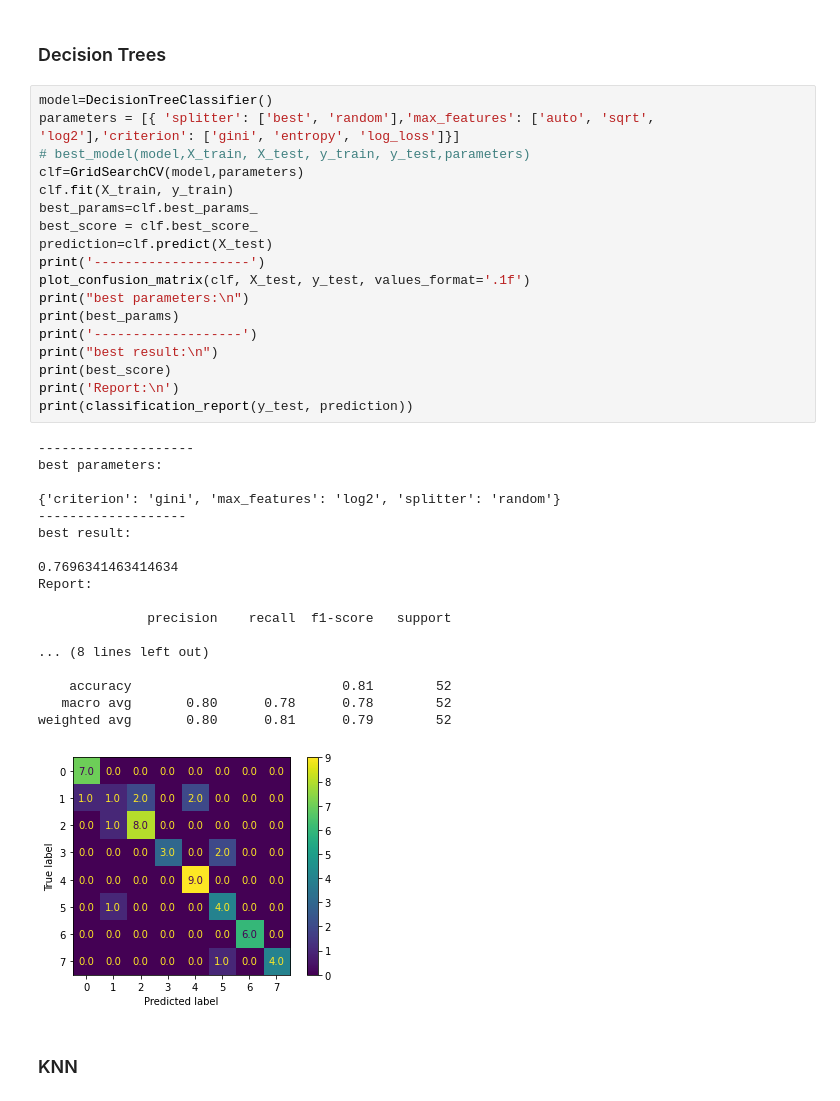
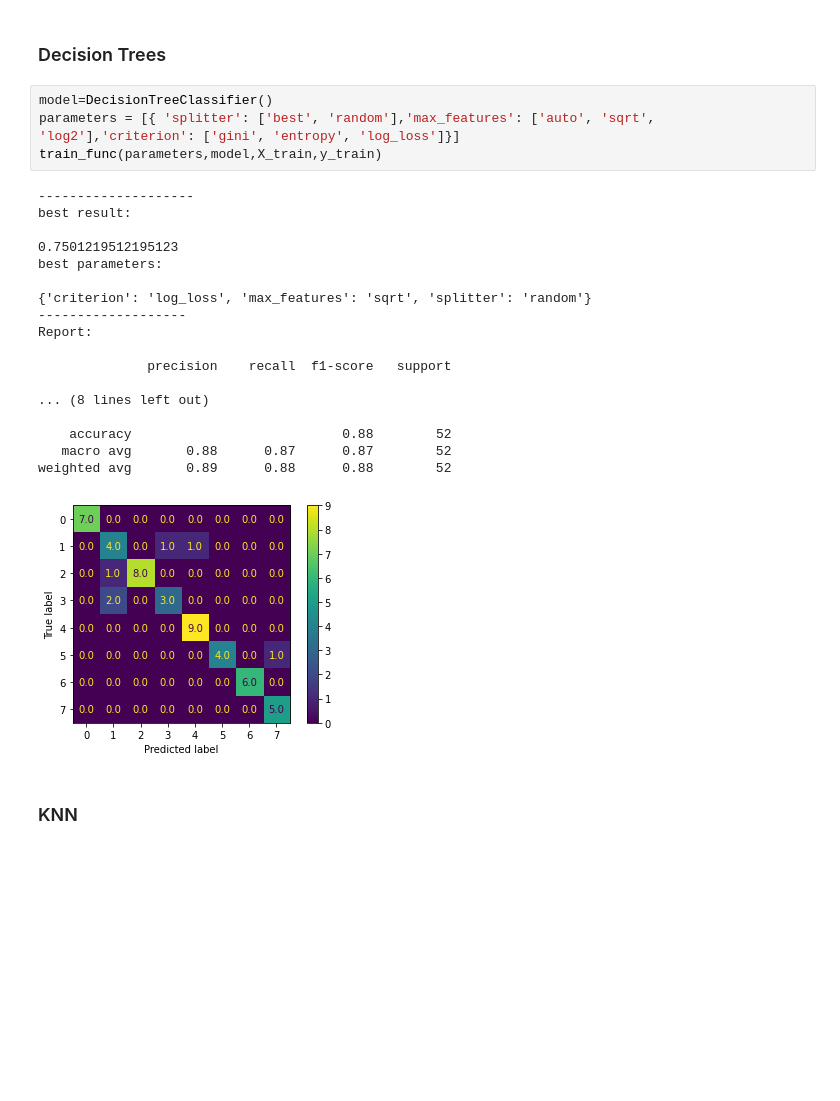
Before and after one commit to DrDoof14/Math4Ml, a Jupyter notebook: thesina.ipynb, the cells around one changed output. Cells and saved outputs as stored; diff of their text form; blank space fills up the shorter version.

```diff
--- a/thesina.ipynb
+++ b/thesina.ipynb
@@ -424,42 +413,28 @@ weighted avg       0.87      0.87      0.87        52
 # %% [markdown]
 <h3>Decision Trees</h3>
-# %%
-model=DecisionTreeClassifier()
-parameters = [{ 'splitter': ['best', 'random'],'max_features': ['auto', 'sqrt', 'log2'],'criterion': ['gini', 'entropy', 'log_loss']}]
-# best_model(model,X_train, X_test, y_train, y_test,parameters)
-clf=GridSearchCV(model,parameters)
-clf.fit(X_train, y_train)
-best_params=clf.best_params_
-best_score = clf.best_score_
-prediction=clf.predict(X_test)
-print('--------------------')
-plot_confusion_matrix(clf, X_test, y_test, values_format='.1f')
-print("best parameters:\n")
-print(best_params)
-print('-------------------')
-print("best result:\n")
-print(best_score)
-print('Report:\n')
-print(classification_report(y_test, prediction))
-# %% [output]
---------------------
-best parameters:
-
-{'criterion': 'gini', 'max_features': 'log2', 'splitter': 'random'}
--------------------
-best result:
-
-0.7696341463414634
-Report:
-
-              precision    recall  f1-score   support
-
-... (8 lines left out)
-
-    accuracy                           0.81        52
-   macro avg       0.80      0.78      0.78        52
-weighted avg       0.80      0.81      0.79        52
-[figure, removed]
+# %%
+model=DecisionTreeClassifier()
+parameters = [{ 'splitter': ['best', 'random'],'max_features': ['auto', 'sqrt', 'log2'],'criterion': ['gini', 'entropy', 'log_loss']}]
+train_func(parameters,model,X_train,y_train)
+# %% [output]
+--------------------
+best result:
+
+0.7501219512195123
+best parameters:
+
+{'criterion': 'log_loss', 'max_features': 'sqrt', 'splitter': 'random'}
+-------------------
+Report:
+
+              precision    recall  f1-score   support
+
+... (8 lines left out)
+
+    accuracy                           0.88        52
+   macro avg       0.88      0.87      0.87        52
+weighted avg       0.89      0.88      0.88        52
+[figure, added]
 # %% [markdown]
 <h3> KNN </h3>
 # %%
```
Also changed, not shown: parts of 12 cells of this notebook, 2 other files.
